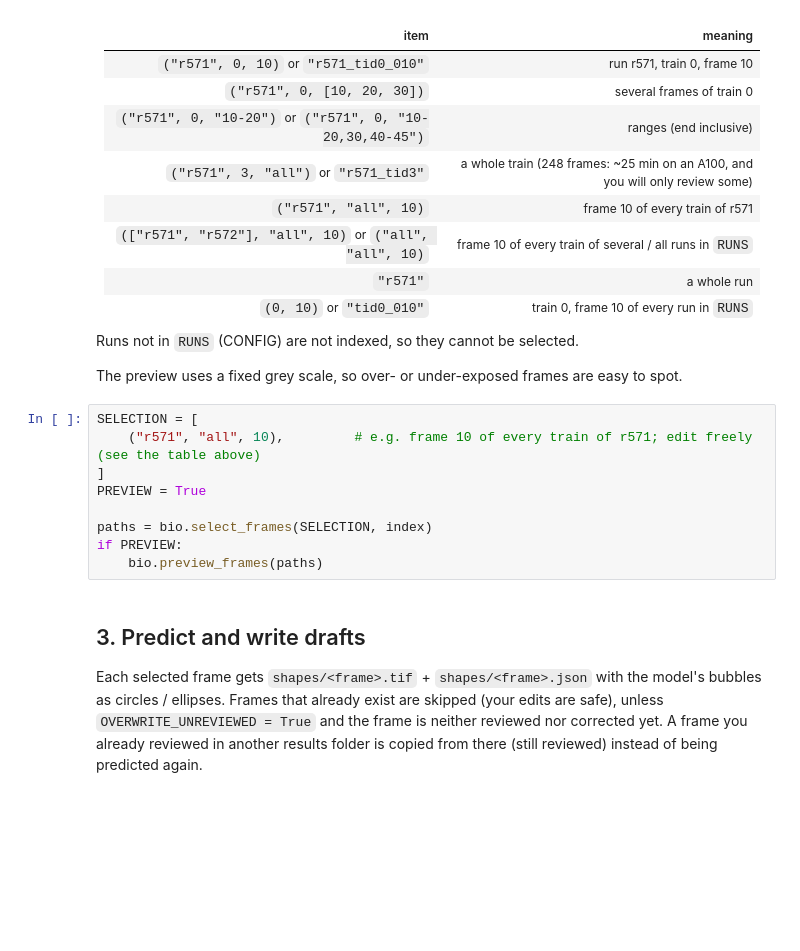
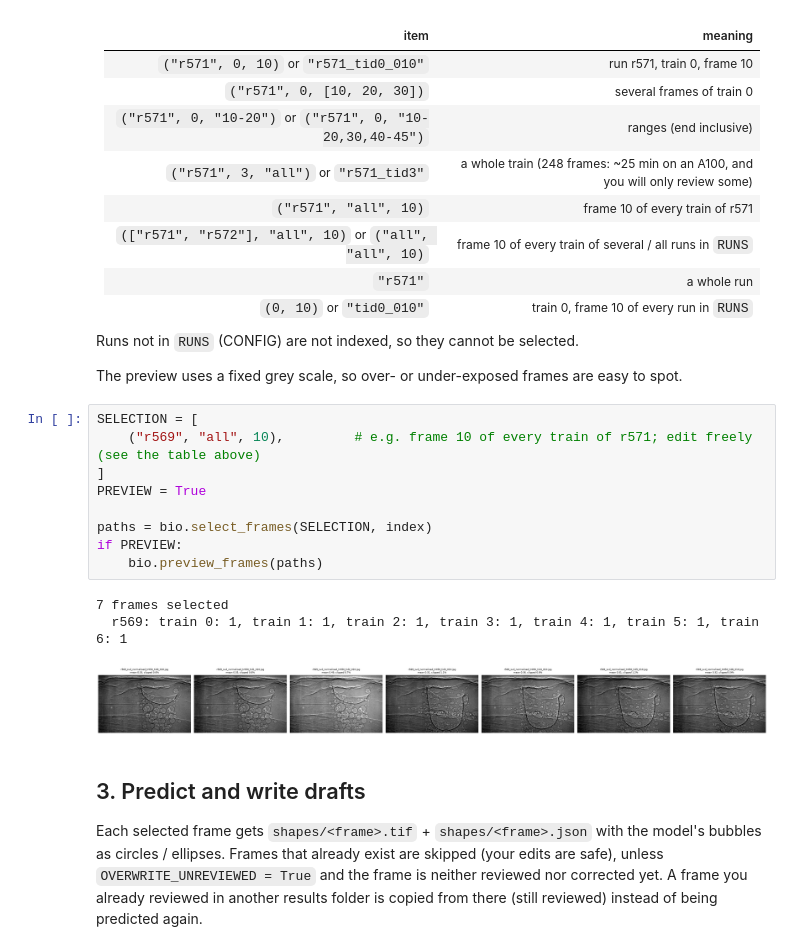
Before and after one commit to struanbowie/foam_analysis, a Jupyter notebook: bubble_inference.ipynb, the cells around one changed output. Cells and saved outputs as stored; diff of their text form; blank space fills up the shorter version.

```diff
--- a/bubble_inference.ipynb
+++ b/bubble_inference.ipynb
@@ -96,13 +114,17 @@ Runs not in `RUNS` (CONFIG) are not indexed, so they cannot be selected.
 The preview uses a fixed grey scale, so over- or under-exposed frames are easy to spot.
 # %%
 SELECTION = [
-    ("r571", "all", 10),         # e.g. frame 10 of every train of r571; edit freely (see the table above)
+    ("r569", "all", 10),         # e.g. frame 10 of every train of r571; edit freely (see the table above)
 ]
 PREVIEW = True
 
 paths = bio.select_frames(SELECTION, index)
 if PREVIEW:
     bio.preview_frames(paths)
+# %% [output]
+7 frames selected
+  r569: train 0: 1, train 1: 1, train 2: 1, train 3: 1, train 4: 1, train 5: 1, train 6: 1
+[figure, added]
 # %% [markdown]
 ## 3. Predict and write drafts
 
```
Also changed, not shown: parts of 8 cells of this notebook, 44 other files.
